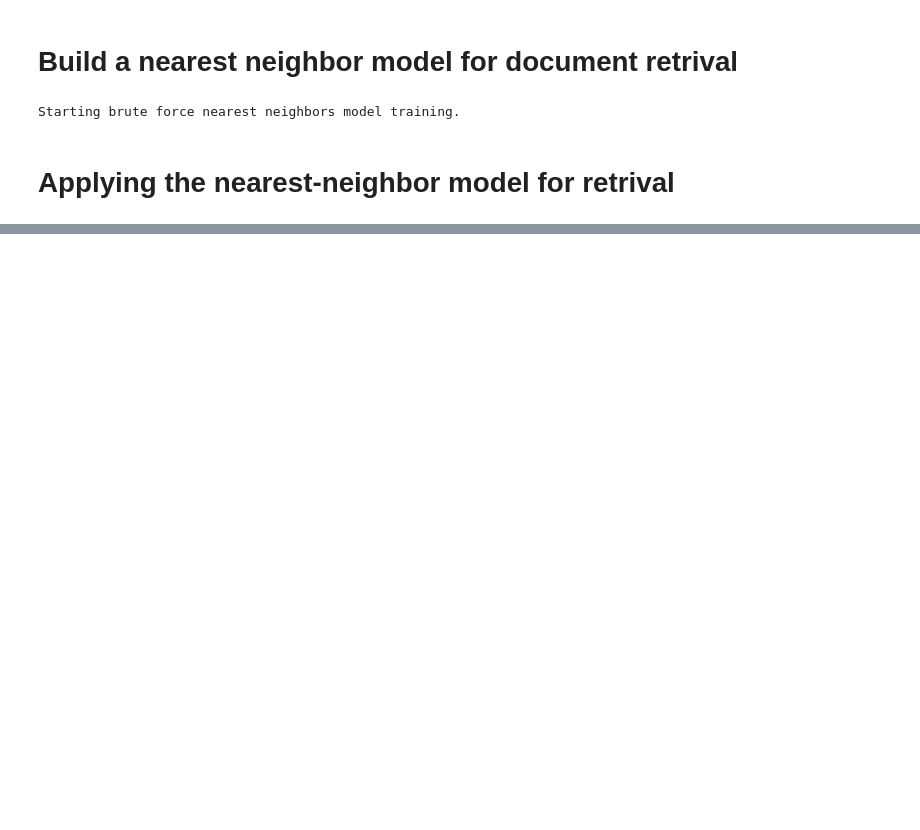
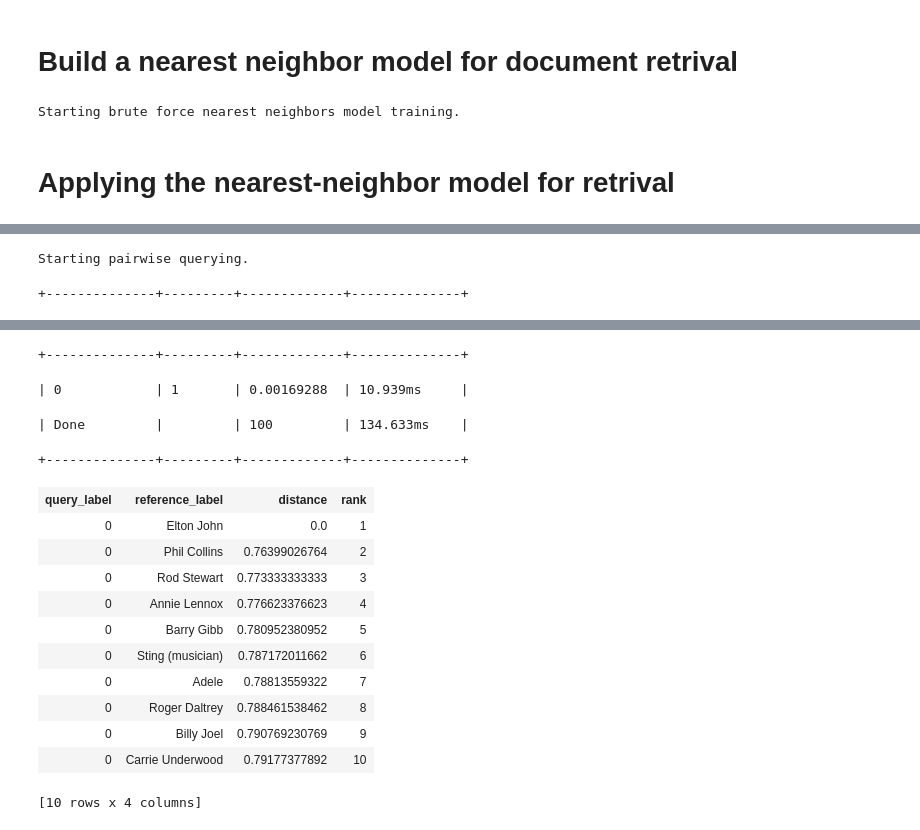
Before and after one commit to LelandYan/CUMCM-2019-problem-C, a Jupyter notebook: University_of_Washington_ml/week4/document retrival.ipynb, the cells around one changed output, grey strips where cells are left out. Cells and saved outputs as stored; diff of their text form; code cells hidden in the pictures; blank space fills up the shorter version.

```diff
--- a/University_of_Washington_ml/week4/document retrival.ipynb
+++ b/University_of_Washington_ml/week4/document retrival.ipynb
@@ -210,4 +213,4 @@ Starting pairwise querying.
 | 0 | Bill Clinton | 0.813852813853 | 5 |
 [5 rows x 4 columns]
 # %%
-swift = people[people["name"] == "Taylor "]
+elton = people[people["name"] == "Elton John"]
@@ -213,0 +297,5 @@ swift = people[people["name"] == "Taylor "]
+# %%
+knn_model_tfidf.query(elton,k=10)
+# %% [output]
+Starting pairwise querying.
++--------------+---------+-------------+--------------+
@@ -213,0 +303,16 @@ swift = people[people["name"] == "Taylor "]
++--------------+---------+-------------+--------------+
+| 0            | 1       | 0.00169288  | 10.939ms     |
+| Done         |         | 100         | 134.633ms    |
++--------------+---------+-------------+--------------+
+| query_label | reference_label | distance | rank |
+| 0 | Elton John | 0.0 | 1 |
+| 0 | Phil Collins | 0.76399026764 | 2 |
+| 0 | Rod Stewart | 0.773333333333 | 3 |
+| 0 | Annie Lennox | 0.776623376623 | 4 |
+| 0 | Barry Gibb | 0.780952380952 | 5 |
+| 0 | Sting (musician) | 0.787172011662 | 6 |
+| 0 | Adele | 0.78813559322 | 7 |
+| 0 | Roger Daltrey | 0.788461538462 | 8 |
+| 0 | Billy Joel | 0.790769230769 | 9 |
+| 0 | Carrie Underwood | 0.79177377892 | 10 |
+[10 rows x 4 columns]
```
Also changed, not shown: parts of 22 cells of this notebook, 26 other files.
